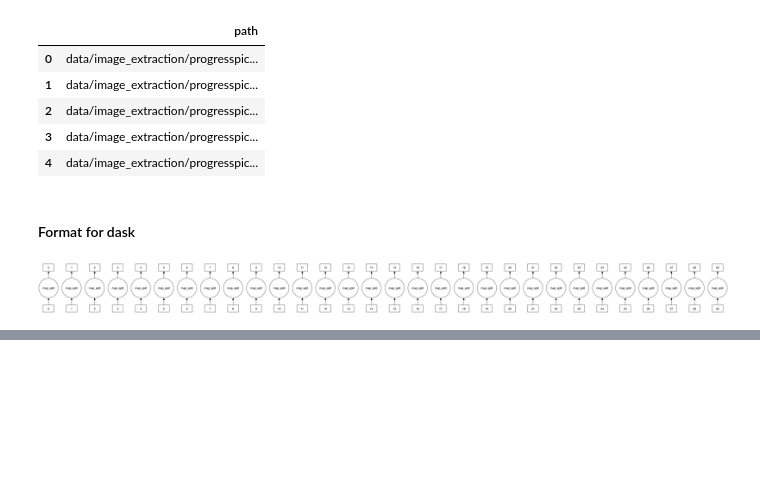
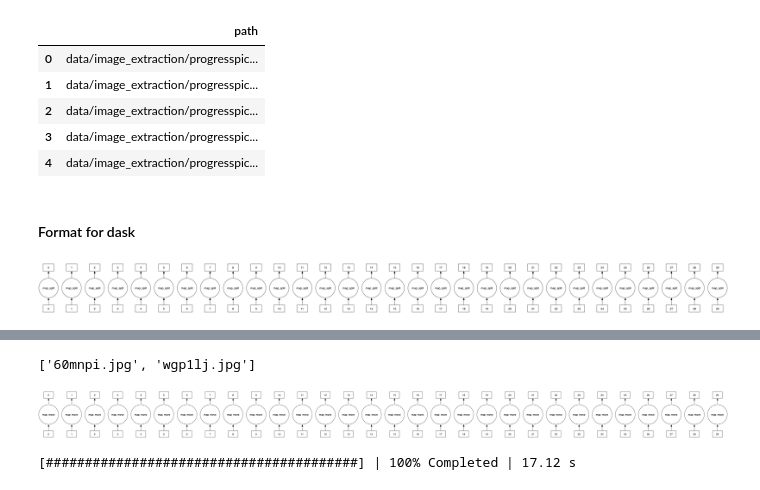
Before and after one commit to ijdouglas/generative-ai, a Jupyter notebook: scripts/preproc/process_images.ipynb, the cells around one changed output, grey strips where cells are left out. Drawn from its saved outputs; the diff is of its cells as text; code cells hidden in the pictures; blank space fills up the shorter version.

Commit message:
move split and rgb-converted jpg to data/img

```diff
--- a/scripts/preproc/process_images.ipynb
+++ b/scripts/preproc/process_images.ipynb
@@ -250,0 +262,31 @@ with ProgressBar():
+# %%
+# Copy the ones that are in both before and after into img/before and img/after
+split_before = os.listdir('data/image_extraction/progresspics/split_url/before/')
+split_after = os.listdir('data/image_extraction/progresspics/split_url/after/')
+in_both = list(set(split_before) & set(split_after))
+in_both[0:2]
+# %% [output]
+['60mnpi.jpg', 'wgp1lj.jpg']
+# %%
+split_url_df = pd.DataFrame({'file': in_both})
+ddf = dd.from_pandas(split_url_df, npartitions = 30)
+# %%
+#import subprocess
+def apply_move(row):
+    before_from_ = f"data/image_extraction/progresspics/split_url/before/{row['file']}"
+    before_to_ = f"data/img/before/{row['file']}"
+    sh.move(before_from_, before_to_)
+    after_from_ = f"data/image_extraction/progresspics/split_url/after/{row['file']}"
+    after_to_ = f"data/img/after/{row['file']}"
+    sh.move(after_from_, after_to_)
+def map_move(df_):
+    return df_.apply(apply_move, axis = 1)
+task = ddf.map_partitions(map_move, meta = (None, None))
+task.visualize()
+# %% [output]
+[figure, added]
+# %%
+with ProgressBar():
+    res = task.compute()
+# %% [output]
+[########################################] | 100% Completed | 17.12 s
```
Also changed, not shown: parts of 6 cells of this notebook.
